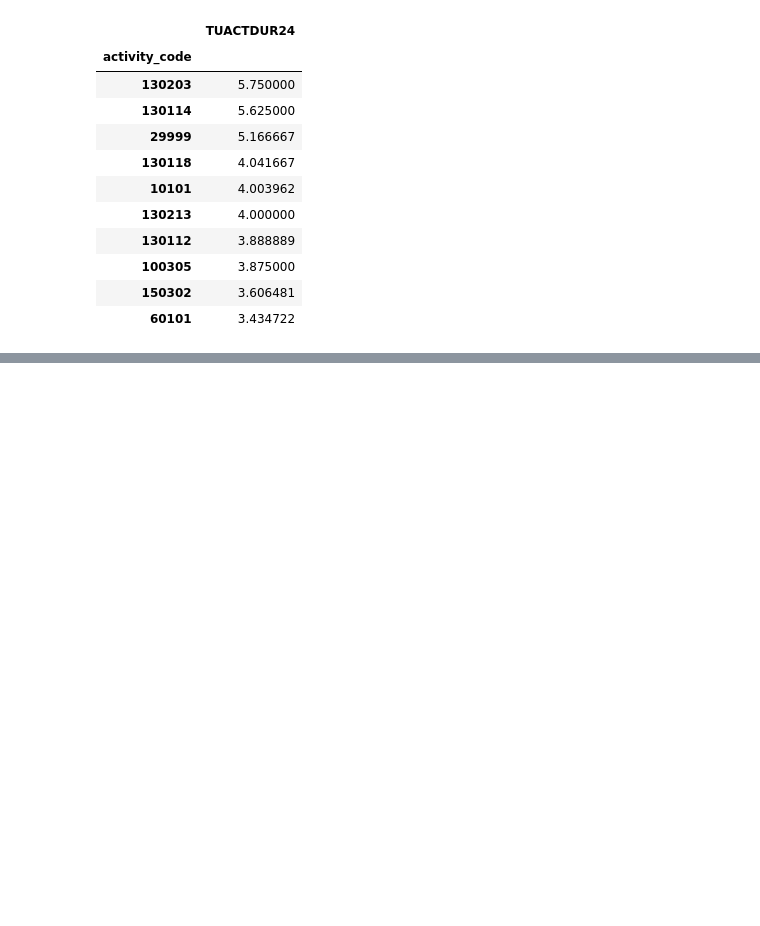
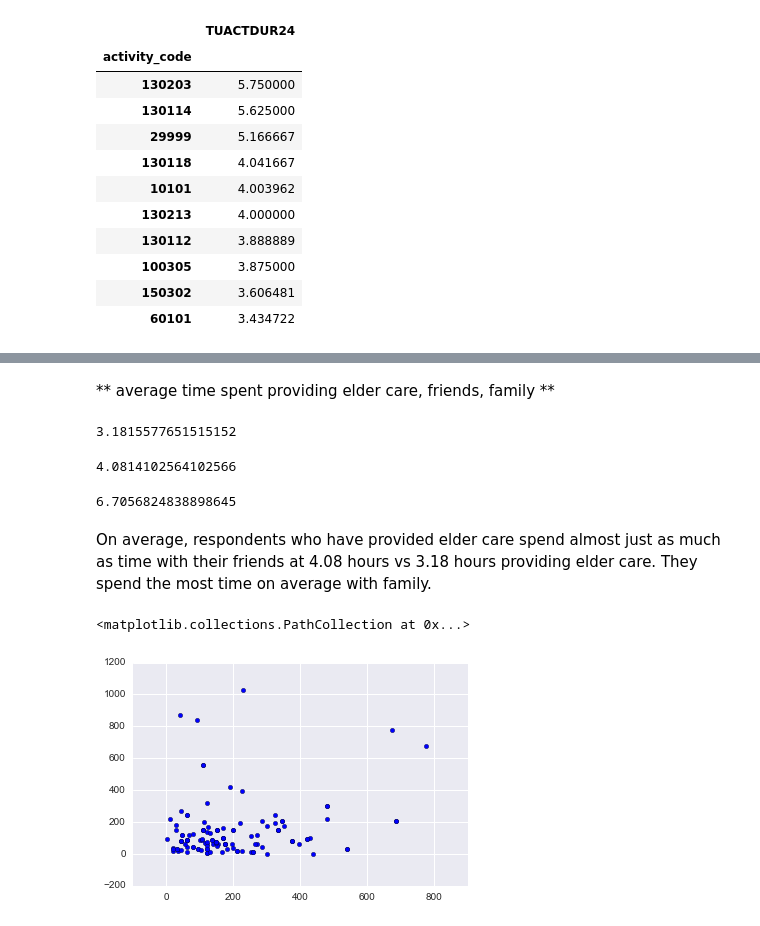
Before and after one commit to stacyzhao/atus-analysis, a Jupyter notebook: Wasting Time.ipynb, the cells around one changed output, grey strips where cells are left out. Cells and saved outputs as stored; diff of their text form; code cells hidden in the pictures; blank space fills up the shorter version.

```diff
--- a/Wasting Time.ipynb
+++ b/Wasting Time.ipynb
@@ -203 +203,30 @@ The top 10 activities on average that respondents who have provided care spend t
 * 60101 - Taking class for degree, certification, or licensure
+# %% [markdown]
+** average time spent providing elder care, friends, family **
+# %%
+activity_with_ff = roster_elder.merge(respondent, on='TUCASEID')
+time_w_elder_care = activity_with_ff[activity_with_ff['TRTEC'] > 0]
+time_w_elder_care['TRTEC'].mean()/60
+# %% [output]
+3.1815577651515152
+# %%
+time_w_friends = activity_with_ff[activity_with_ff['TRTFRIEND'] > 0]
+time_w_friends['TRTFRIEND'].mean()/60
+# %% [output]
+4.0814102564102566
+# %%
+time_w_family = activity_with_ff[activity_with_ff['TRTFAMILY'] > 0]
+time_w_family['TRTFAMILY'].mean()/60
+# %% [output]
+6.7056824838898645
+# %% [markdown]
+On average, respondents who have provided elder care spend almost just as much as time with their friends at 4.08 hours vs 3.18 hours providing elder care. They spend the most time on average with family.
+# %%
+ff = (activity_with_ff[activity_with_ff['TRTFAMILY'] > 0])
+ff = (ff[ff['TRTFRIEND'] > 0])
+ff = (ff[ff['TRTEC'] > 0])
+
+plt.scatter(ff['TRTFRIEND'], ff['TRTEC'])
+# %% [output]
+<matplotlib.collections.PathCollection at 0x...>
+[figure, added]
```
Also changed, not shown: parts of 7 cells of this notebook.
